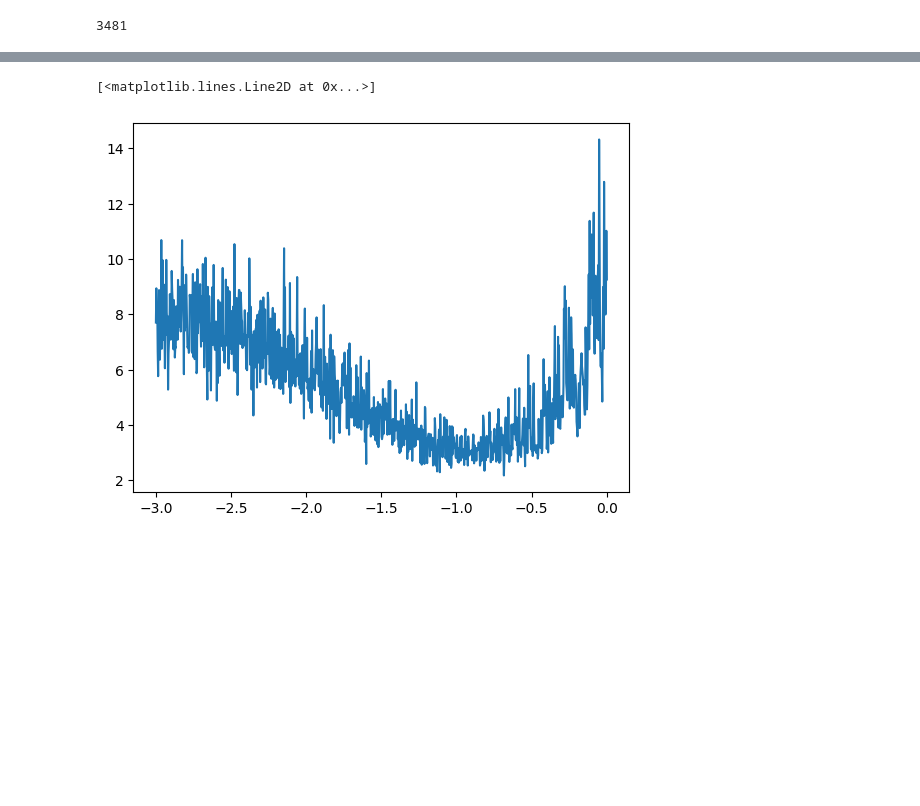
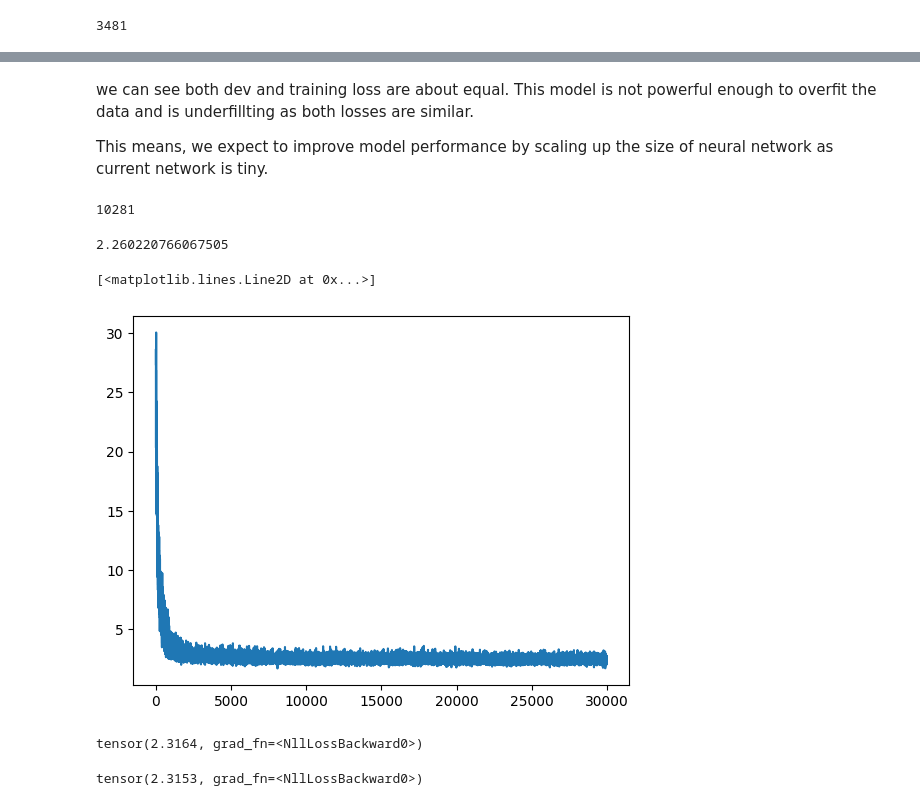
Before and after one commit to defaults/ml-courses, a Jupyter notebook: youtube/andrej karpathy/zero to hero/03 building makemore using MLP.ipynb, the cells around one changed output, grey strips where cells are left out. Saved outputs shown, nothing was run; the diff lists cells and outputs as text; code cells hidden in the pictures; blank space fills up the shorter version.

```diff
--- a/youtube/andrej karpathy/zero to hero/03 building makemore using MLP.ipynb
+++ b/youtube/andrej karpathy/zero to hero/03 building makemore using MLP.ipynb
@@ -336,7 +339,7 @@ for _ in range(10):
 # %%
 # current learning rate is 0.1, how do we validate or caulate the correct learning rate?
 
-lre = torch.linspace(-3, 0, 1000 )
+lre = torch.linspace(-3, 0, 10000)
 lrs = 10**lre # 0.001 to 1
 # %%
 lri = []
@@ -389,0 +551,5 @@ for i in range(1000):
+# %% [markdown]
+we can see both dev and training loss are about equal.
+This model is not powerful enough to overfit the data and is underfillting as both losses are similar.
+
+This means, we expect to improve model performance by scaling up the size of neural network as current network is tiny.
@@ -390,5 +566,49 @@ for i in range(1000):
+# %%
+# its now 10k parameters
+print(sum(p.nelement() for p in parameters))
+
+for p in parameters:
+    # p.requires_grad = True
+    p.requires_grad_()
+
+lre = torch.linspace(-3, 0, 10000)
+lrs = 10**lre # 0.001 to 1
+# %% [output]
+10281
+# %%
+lri = []
+lossi = []
+stepi = []
+# %%
+for i in range(30000):
+    # minibatching
+    ix = torch.randint(0, Xtr.shape[0], (32,))
+    # forward pass
+    emb = C[Xtr[ix]] # 32 x 3 x 2
+    h = torch.tanh(emb.view(-1, 6) @ w1 + b1)
+    logits = h @ w2 + b2
+
+    loss = F.cross_entropy(logits, Ytr[ix])
+
+    #backward pass
+    for p in parameters:
+        p.grad = None
+    loss.backward()
+
+    # update
+    lr = 0.01
+    for p in parameters:
+        p.data += p.grad * -lr # learning rate
+
+    stepi.append(i)
+    # lri.append(lre[i])
+    lossi.append(loss.item())
+
+print(loss.item())
+# %% [output]
+2.260220766067505
 # %%
-plt.plot(lri, lossi)
+plt.plot(stepi, lossi)
 # %% [output]
 [<matplotlib.lines.Line2D at 0x...>]
-[figure, old version]
+[figure, new version]
@@ -397,0 +615,20 @@ plt.plot(lri, lossi)
+# %%
+# calculate loss on training set
+emb = C[Xtr]
+h = torch.tanh(emb.view(-1, 6) @ w1 + b1)
+logits = h @ w2 + b2
+
+loss = F.cross_entropy(logits, Ytr)
+loss
+# %% [output]
+tensor(2.3164, grad_fn=<NllLossBackward0>)
+# %%
+# calculate loss on dev set
+emb = C[Xdev]
+h = torch.tanh(emb.view(-1, 6) @ w1 + b1)
+logits = h @ w2 + b2
+
+loss = F.cross_entropy(logits, Ydev)
+loss
+# %% [output]
+tensor(2.3153, grad_fn=<NllLossBackward0>)
```
Also changed, not shown: parts of 42 cells of this notebook.
